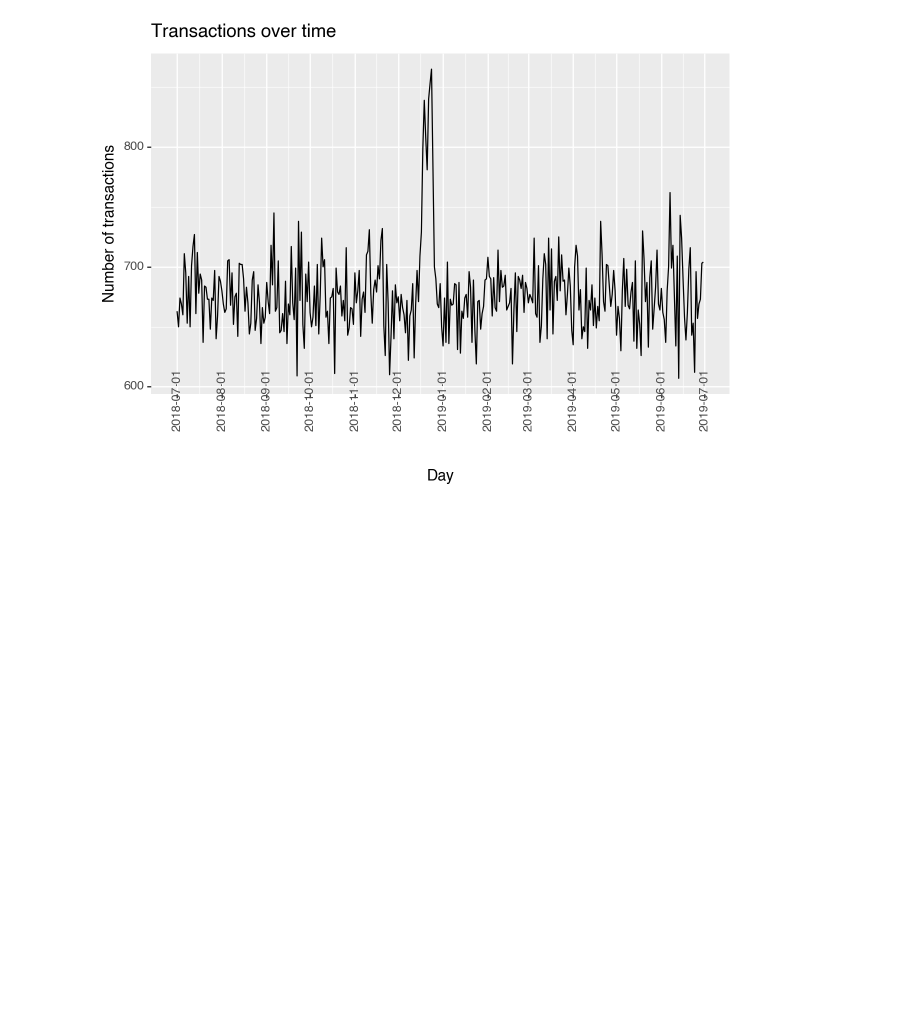
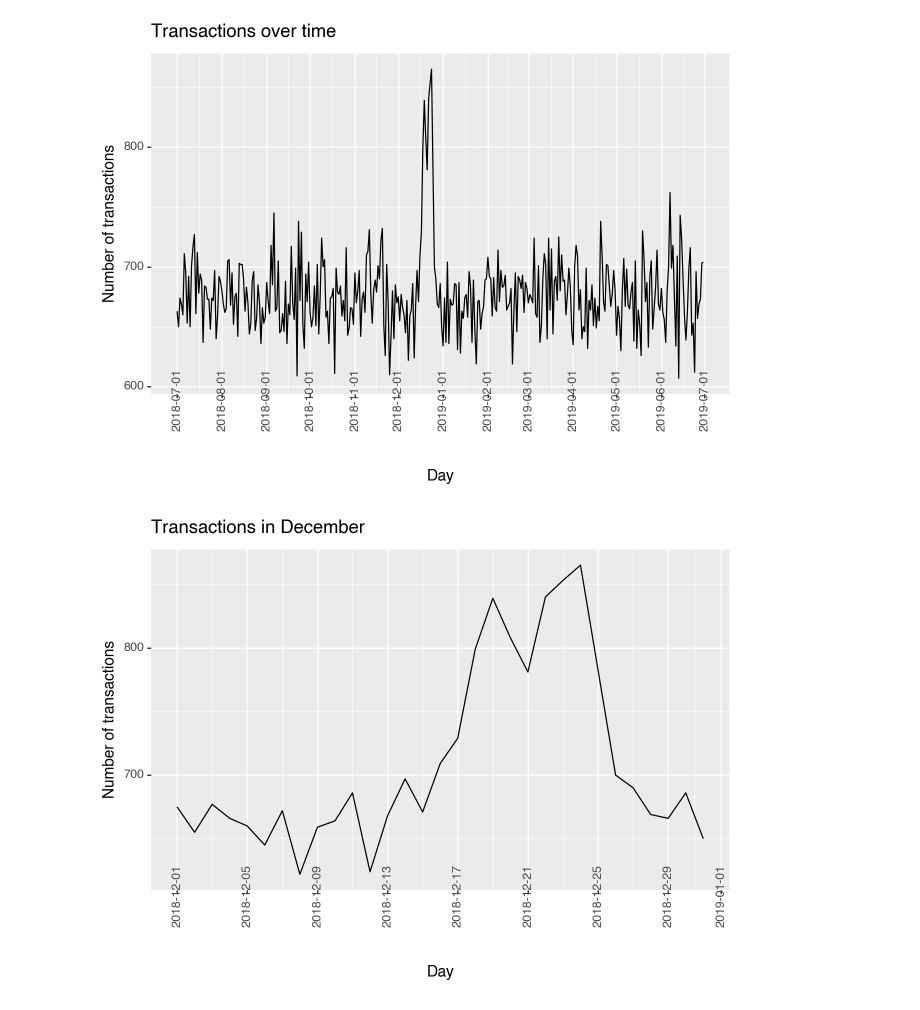
Before and after one commit to yahyaCS/quantiumTasks, a Jupyter notebook: Task1.ipynb, the cells around one changed output. Cells and saved outputs as stored; diff of their text form; code cells hidden in the pictures; blank space fills up the shorter version.

Commit message:
Ploted December Graph

```diff
--- a/Task1.ipynb
+++ b/Task1.ipynb
@@ -249,3 +249,16 @@ plot = (
 print(plot)
 # %% [output]
 [figure]
+# %%
+december_data = transactions_by_date[(transactions_by_date['DATE'].dt.month == 12)]
+
+plot_december = (
+    ggplot(december_data, aes(x='DATE', y='Transaction_Count')) +
+    geom_line() +
+    labs(x="Day", y="Number of transactions", title="Transactions in December") +
+    theme(axis_text_x=element_text(angle=90, vjust=0.5))
+)
+
+print(plot_december)
+# %% [output]
+[figure, added]
```
